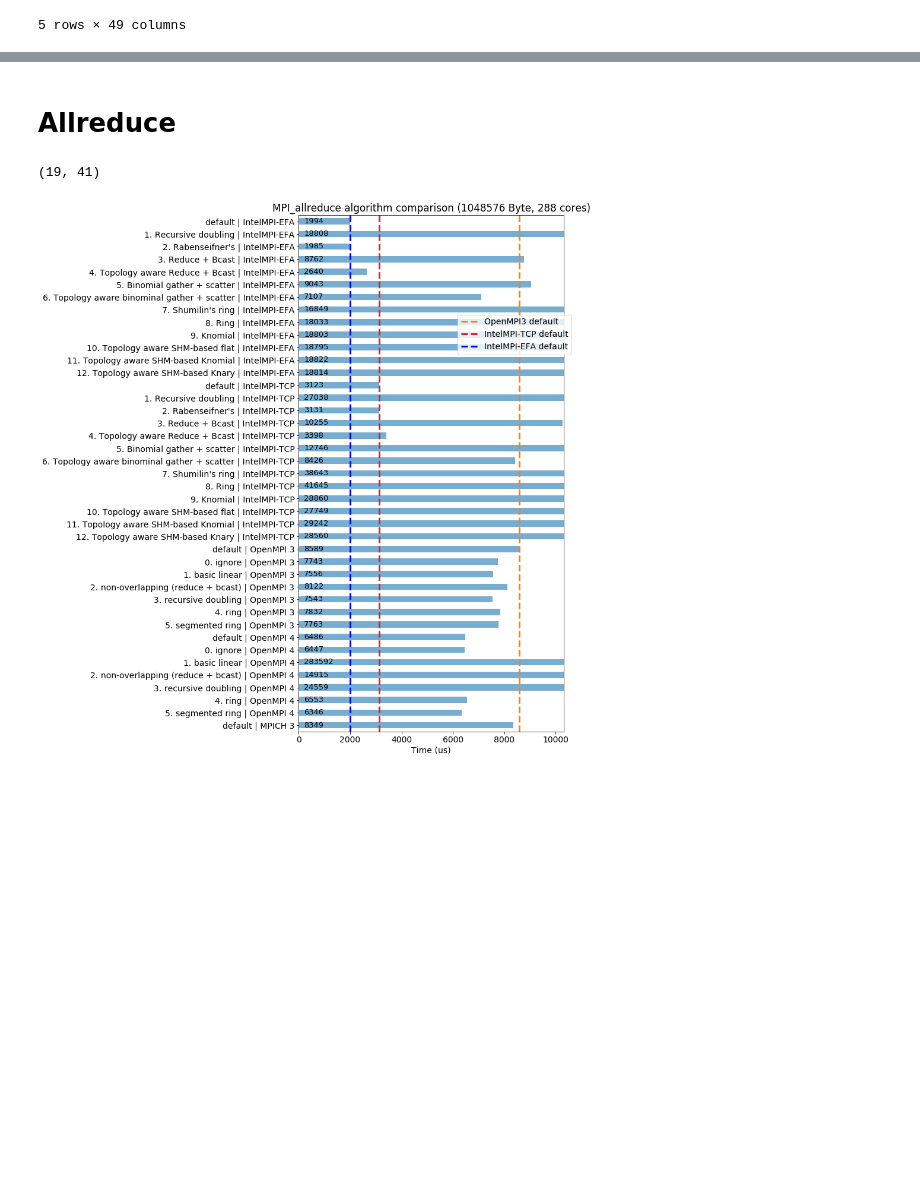
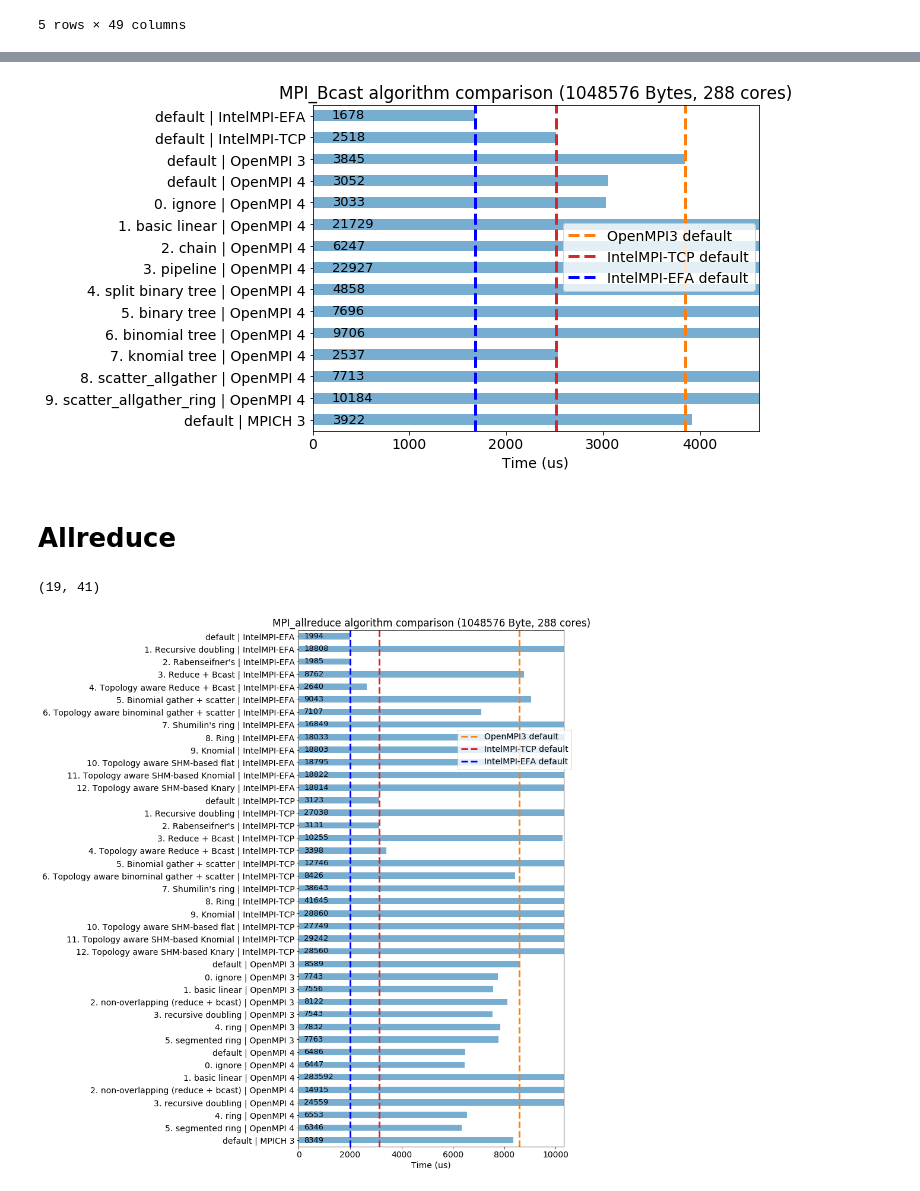
Before and after one commit to JiaweiZhuang/aws-mpi-benchmark, a Jupyter notebook: notebooks/collective_algos.ipynb, the cells around one changed output, grey strips where cells are left out. Saved outputs shown, nothing was run; the diff lists cells and outputs as text; code cells hidden in the pictures; blank space fills up the shorter version.

```diff
--- a/notebooks/collective_algos.ipynb
+++ b/notebooks/collective_algos.ipynb
@@ -111,3 +111,16 @@ ax.figure.savefig(f'bcast_all_algo_{message}.png', dpi=300, bbox_inches='tight')
+# %%
+df_bcast_selected = df_bcast.filter(regex=r'(default|OpenMPI 4)')
+
+# message = 65536
+message = 1048576
+
+ax = plot_all_algo(df_bcast_selected.loc[message], figsize=[8, 6])
+ax.legend(loc=(0.56, 0.43))
+ax.set_title(f'MPI_Bcast algorithm comparison ({message} Bytes, 288 cores)')
+ax.set_xlabel('Time (us)')
+ax.figure.savefig(f'bcast_openmpi4_algo_{message}.png', dpi=300, bbox_inches='tight')
+# %% [output]
+[figure, added]
 # %% [markdown]
 # Allreduce
 # %%
```
Also changed, not shown: parts of 4 cells of this notebook.
